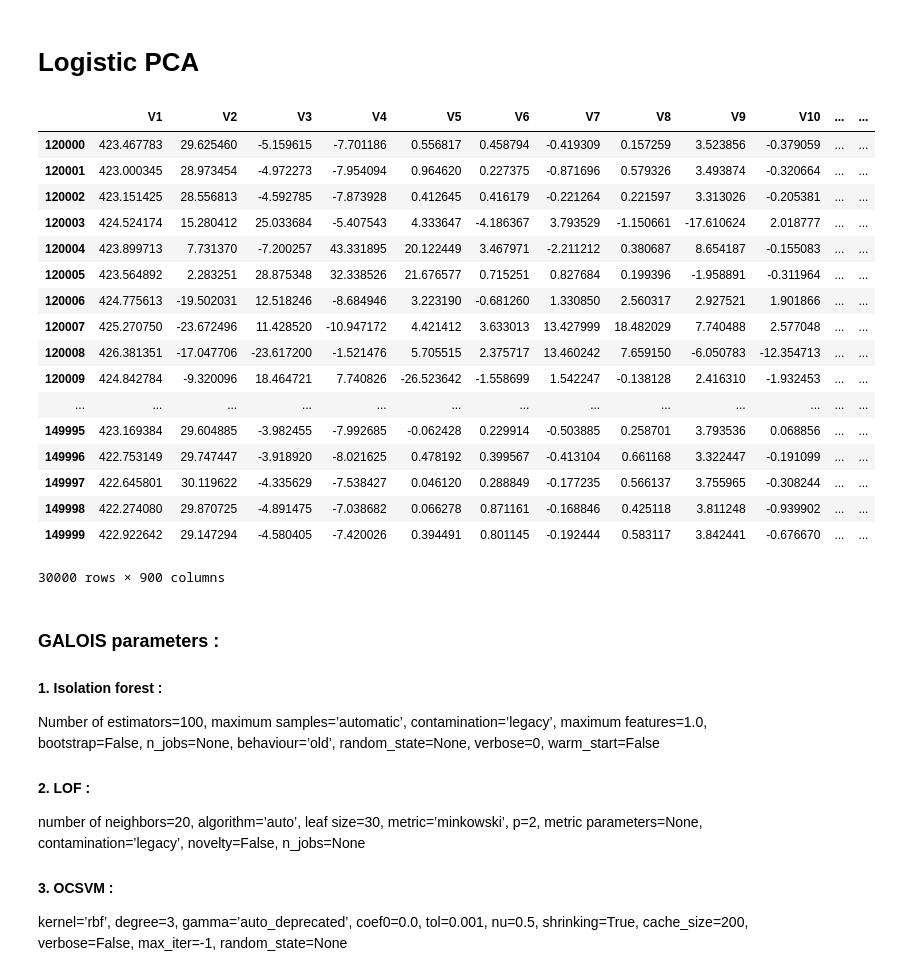
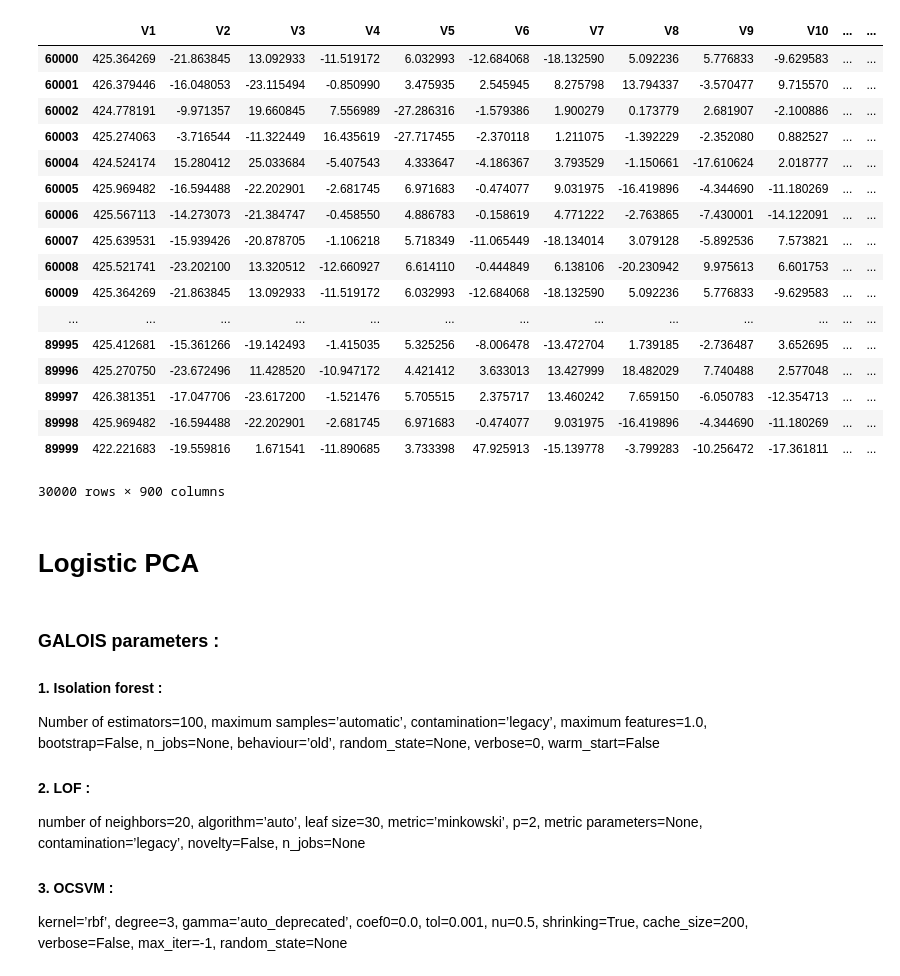
Before and after one commit to faouziamrouche/Fraud-Detection-Post-Luxembourg, a Jupyter notebook: GALOIS Python.ipynb, the cells around one changed output. Drawn from its saved outputs; the diff is of its cells as text; code cells hidden in the pictures.

```diff
--- a/GALOIS Python.ipynb
+++ b/GALOIS Python.ipynb
@@ -29,33 +28,34 @@ for i in datas :
         break
 # %%
 # label['Label'].value_counts()
+label.value_counts()
+# label.describe()
 # np.unique(y)
 # sub_test = test[:1]
 # sub_test
 # sub_test.to_json(r'sub_test_1.json')
+train
+# %% [output]
+|  | V1 | V2 | V3 | V4 | V5 | V6 | V7 | V8 | V9 | V10 | ... | ... |
+| 60000 | 425.364269 | -21.863845 | 13.092933 | -11.519172 | 6.032993 | -12.684068 | -18.132590 | 5.092236 | 5.776833 | -9.629583 | ... | ... |
+| 60001 | 426.379446 | -16.048053 | -23.115494 | -0.850990 | 3.475935 | 2.545945 | 8.275798 | 13.794337 | -3.570477 | 9.715570 | ... | ... |
+| 60002 | 424.778191 | -9.971357 | 19.660845 | 7.556989 | -27.286316 | -1.579386 | 1.900279 | 0.173779 | 2.681907 | -2.100886 | ... | ... |
+| 60003 | 425.274063 | -3.716544 | -11.322449 | 16.435619 | -27.717455 | -2.370118 | 1.211075 | -1.392229 | -2.352080 | 0.882527 | ... | ... |
+| 60004 | 424.524174 | 15.280412 | 25.033684 | -5.407543 | 4.333647 | -4.186367 | 3.793529 | -1.150661 | -17.610624 | 2.018777 | ... | ... |
+| 60005 | 425.969482 | -16.594488 | -22.202901 | -2.681745 | 6.971683 | -0.474077 | 9.031975 | -16.419896 | -4.344690 | -11.180269 | ... | ... |
+| 60006 | 425.567113 | -14.273073 | -21.384747 | -0.458550 | 4.886783 | -0.158619 | 4.771222 | -2.763865 | -7.430001 | -14.122091 | ... | ... |
+| 60007 | 425.639531 | -15.939426 | -20.878705 | -1.106218 | 5.718349 | -11.065449 | -18.134014 | 3.079128 | -5.892536 | 7.573821 | ... | ... |
+| 60008 | 425.521741 | -23.202100 | 13.320512 | -12.660927 | 6.614110 | -0.444849 | 6.138106 | -20.230942 | 9.975613 | 6.601753 | ... | ... |
+| 60009 | 425.364269 | -21.863845 | 13.092933 | -11.519172 | 6.032993 | -12.684068 | -18.132590 | 5.092236 | 5.776833 | -9.629583 | ... | ... |
+| ... | ... | ... | ... | ... | ... | ... | ... | ... | ... | ... | ... | ... |
+| 89995 | 425.412681 | -15.361266 | -19.142493 | -1.415035 | 5.325256 | -8.006478 | -13.472704 | 1.739185 | -2.736487 | 3.652695 | ... | ... |
+| 89996 | 425.270750 | -23.672496 | 11.428520 | -10.947172 | 4.421412 | 3.633013 | 13.427999 | 18.482029 | 7.740488 | 2.577048 | ... | ... |
+| 89997 | 426.381351 | -17.047706 | -23.617200 | -1.521476 | 5.705515 | 2.375717 | 13.460242 | 7.659150 | -6.050783 | -12.354713 | ... | ... |
+| 89998 | 425.969482 | -16.594488 | -22.202901 | -2.681745 | 6.971683 | -0.474077 | 9.031975 | -16.419896 | -4.344690 | -11.180269 | ... | ... |
+| 89999 | 422.221683 | -19.559816 | 1.671541 | -11.890685 | 3.733398 | 47.925913 | -15.139778 | -3.799283 | -10.256472 | -17.361811 | ... | ... |
+30000 rows × 900 columns
 # %% [markdown]
 # Logistic PCA
-# %%
-test
-# %% [output]
-|  | V1 | V2 | V3 | V4 | V5 | V6 | V7 | V8 | V9 | V10 | ... | ... |
-| 120000 | 423.467783 | 29.625460 | -5.159615 | -7.701186 | 0.556817 | 0.458794 | -0.419309 | 0.157259 | 3.523856 | -0.379059 | ... | ... |
-| 120001 | 423.000345 | 28.973454 | -4.972273 | -7.954094 | 0.964620 | 0.227375 | -0.871696 | 0.579326 | 3.493874 | -0.320664 | ... | ... |
-| 120002 | 423.151425 | 28.556813 | -4.592785 | -7.873928 | 0.412645 | 0.416179 | -0.221264 | 0.221597 | 3.313026 | -0.205381 | ... | ... |
-| 120003 | 424.524174 | 15.280412 | 25.033684 | -5.407543 | 4.333647 | -4.186367 | 3.793529 | -1.150661 | -17.610624 | 2.018777 | ... | ... |
-| 120004 | 423.899713 | 7.731370 | -7.200257 | 43.331895 | 20.122449 | 3.467971 | -2.211212 | 0.380687 | 8.654187 | -0.155083 | ... | ... |
-| 120005 | 423.564892 | 2.283251 | 28.875348 | 32.338526 | 21.676577 | 0.715251 | 0.827684 | 0.199396 | -1.958891 | -0.311964 | ... | ... |
-| 120006 | 424.775613 | -19.502031 | 12.518246 | -8.684946 | 3.223190 | -0.681260 | 1.330850 | 2.560317 | 2.927521 | 1.901866 | ... | ... |
-| 120007 | 425.270750 | -23.672496 | 11.428520 | -10.947172 | 4.421412 | 3.633013 | 13.427999 | 18.482029 | 7.740488 | 2.577048 | ... | ... |
-| 120008 | 426.381351 | -17.047706 | -23.617200 | -1.521476 | 5.705515 | 2.375717 | 13.460242 | 7.659150 | -6.050783 | -12.354713 | ... | ... |
-| 120009 | 424.842784 | -9.320096 | 18.464721 | 7.740826 | -26.523642 | -1.558699 | 1.542247 | -0.138128 | 2.416310 | -1.932453 | ... | ... |
-| ... | ... | ... | ... | ... | ... | ... | ... | ... | ... | ... | ... | ... |
-| 149995 | 423.169384 | 29.604885 | -3.982455 | -7.992685 | -0.062428 | 0.229914 | -0.503885 | 0.258701 | 3.793536 | 0.068856 | ... | ... |
-| 149996 | 422.753149 | 29.747447 | -3.918920 | -8.021625 | 0.478192 | 0.399567 | -0.413104 | 0.661168 | 3.322447 | -0.191099 | ... | ... |
-| 149997 | 422.645801 | 30.119622 | -4.335629 | -7.538427 | 0.046120 | 0.288849 | -0.177235 | 0.566137 | 3.755965 | -0.308244 | ... | ... |
-| 149998 | 422.274080 | 29.870725 | -4.891475 | -7.038682 | 0.066278 | 0.871161 | -0.168846 | 0.425118 | 3.811248 | -0.939902 | ... | ... |
-| 149999 | 422.922642 | 29.147294 | -4.580405 | -7.420026 | 0.394491 | 0.801145 | -0.192444 | 0.583117 | 3.842441 | -0.676670 | ... | ... |
-30000 rows × 900 columns
 # %%
 y = label[60000:90000]
 
```
Also changed, not shown: parts of 4 cells of this notebook, 4 other files.
